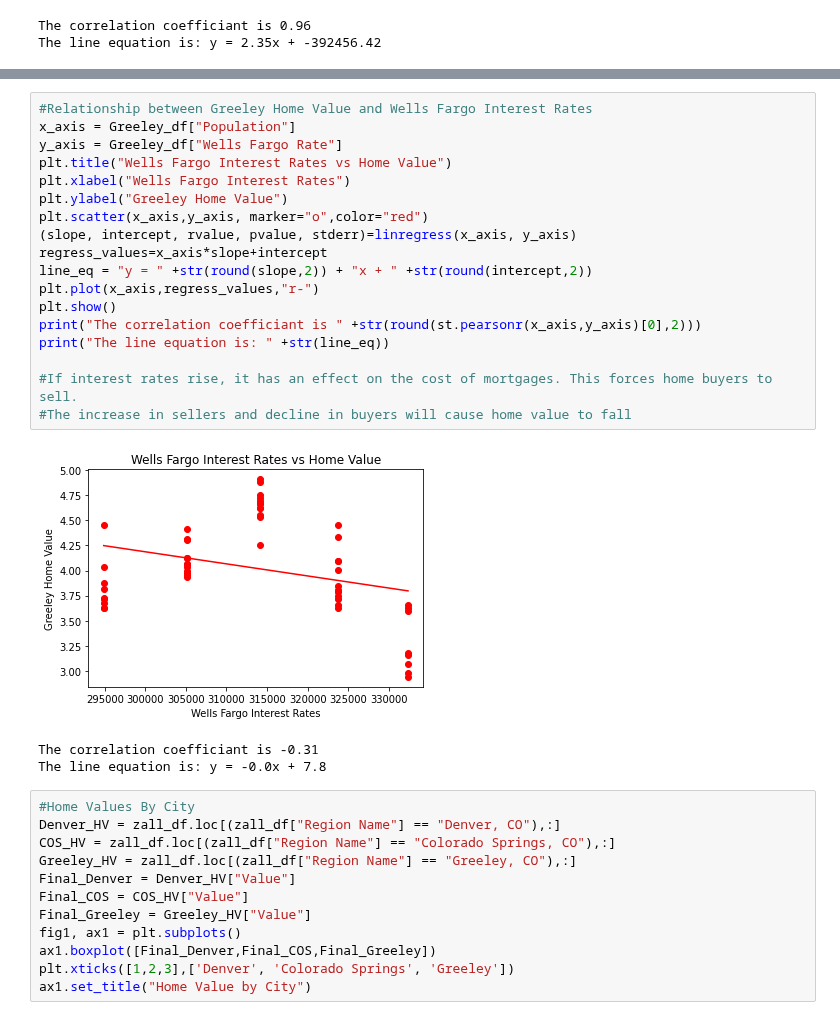
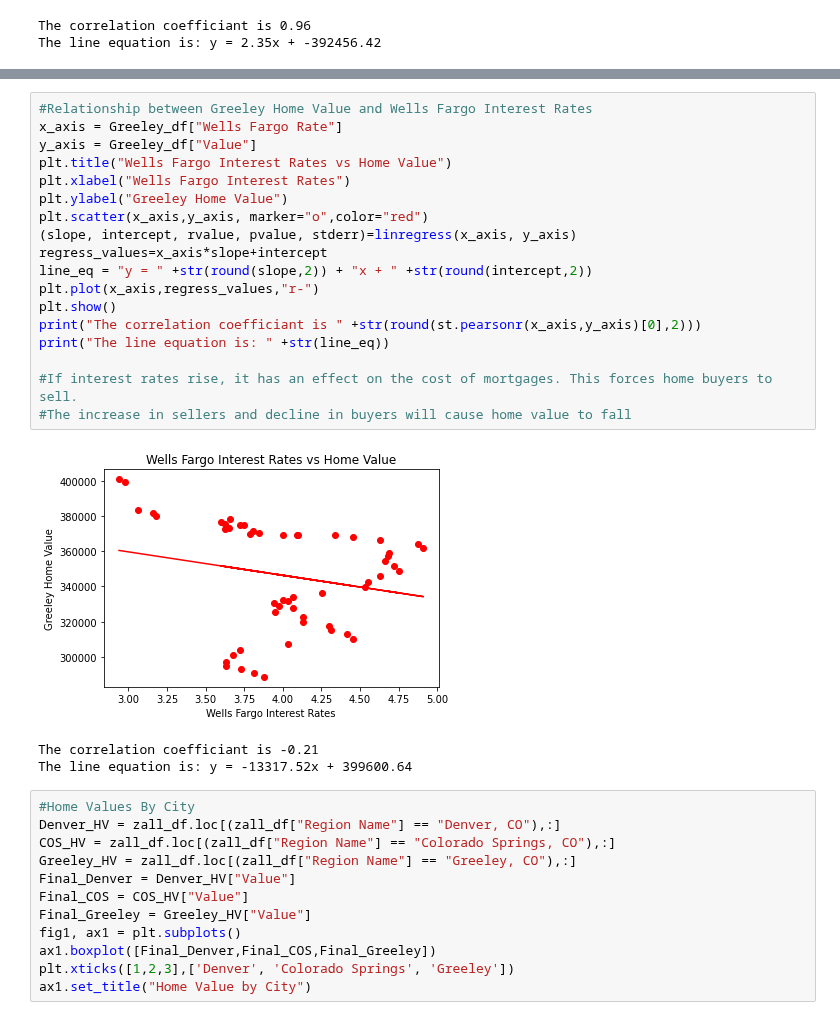
Before and after one commit to binetala/The_Very_Best_Team, a Jupyter notebook: Binet/Project1-Binet.ipynb, the cells around one changed output, grey strips where cells are left out. Saved outputs shown, nothing was run; the diff lists cells and outputs as text.

```diff
--- a/Binet/Project1-Binet.ipynb
+++ b/Binet/Project1-Binet.ipynb
@@ -433,25 +433,25 @@ The line equation is: y = -0.0x + 11.13
 # %%
 #Relationship between Greeley Home Value and Wells Fargo Interest Rates
-x_axis = Greeley_df["Population"]
-y_axis = Greeley_df["Wells Fargo Rate"]
+x_axis = Greeley_df["Wells Fargo Rate"]
+y_axis = Greeley_df["Value"]
 plt.title("Wells Fargo Interest Rates vs Home Value")
 plt.xlabel("Wells Fargo Interest Rates")
 plt.ylabel("Greeley Home Value")
 plt.scatter(x_axis,y_axis, marker="o",color="red")
 (slope, intercept, rvalue, pvalue, stderr)=linregress(x_axis, y_axis)
 regress_values=x_axis*slope+intercept
 line_eq = "y = " +str(round(slope,2)) + "x + " +str(round(intercept,2))
 plt.plot(x_axis,regress_values,"r-")
 plt.show()
 print("The correlation coefficiant is " +str(round(st.pearsonr(x_axis,y_axis)[0],2)))
 print("The line equation is: " +str(line_eq))
 
 #If interest rates rise, it has an effect on the cost of mortgages. This forces home buyers to sell.
 #The increase in sellers and decline in buyers will cause home value to fall
 # %% [output]
-[figure, old version]
+[figure, new version]
-The correlation coefficiant is -0.31
-The line equation is: y = -0.0x + 7.8
+The correlation coefficiant is -0.21
+The line equation is: y = -13317.52x + 399600.64
 # %%
 #Home Values By City
 Denver_HV = zall_df.loc[(zall_df["Region Name"] == "Denver, CO"),:]
```
Also changed, not shown: parts of 2 cells of this notebook.
